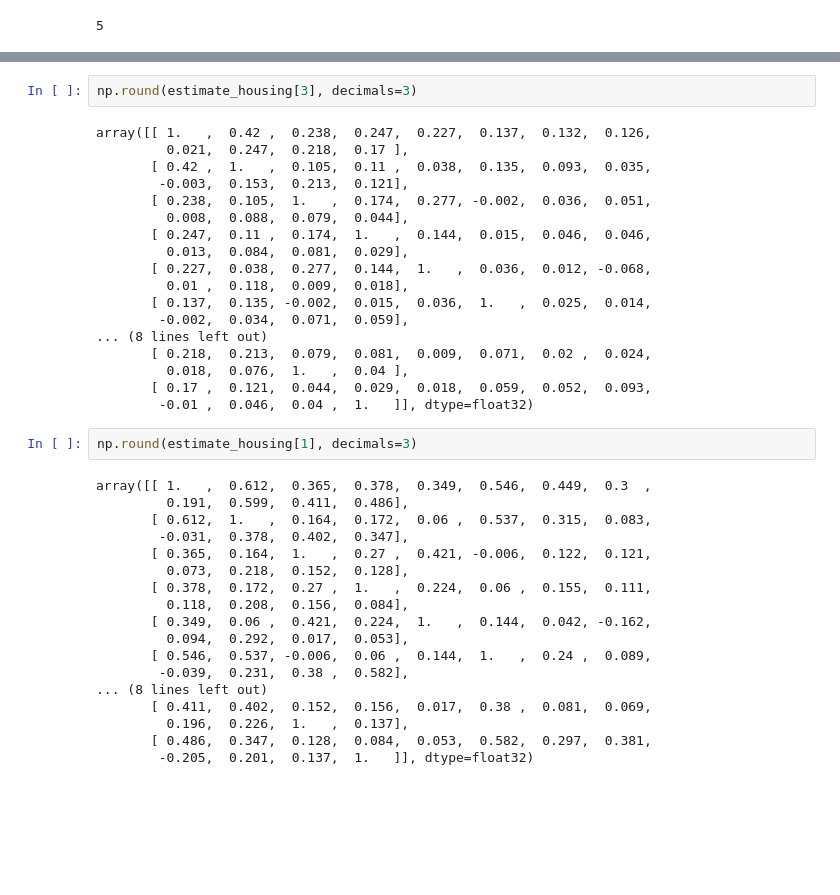
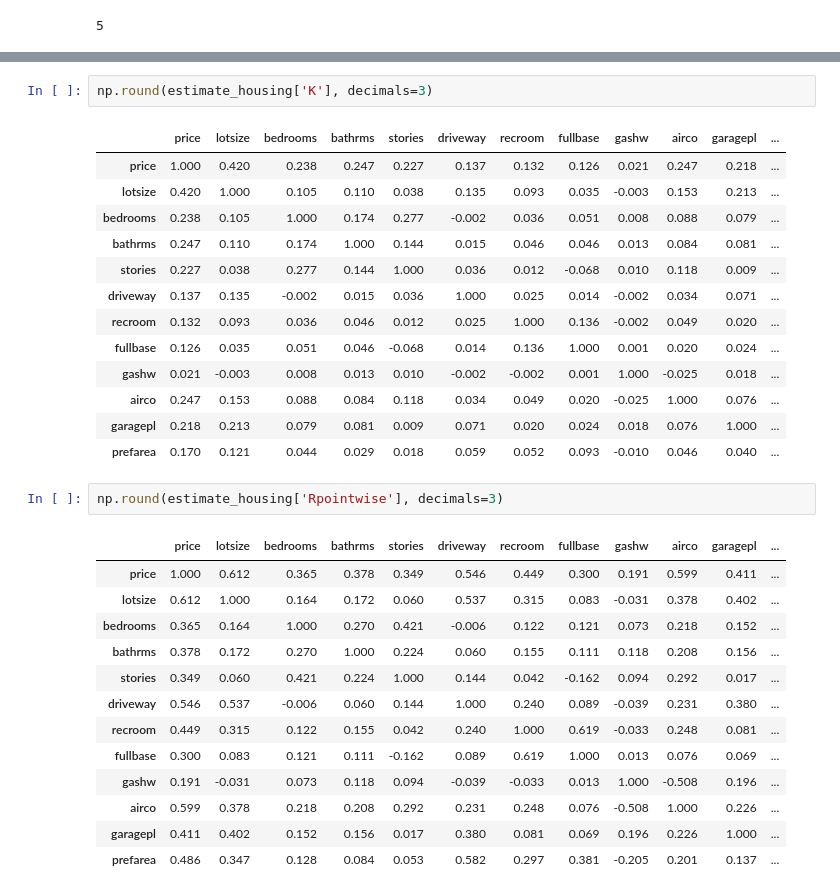
Before and after one commit to mingzehuang/latentcor_py, a Jupyter notebook: example/Python_example.ipynb, the cells around one changed output, grey strips where cells are left out. Drawn from its saved outputs; the diff is of its cells as text; blank space fills up the shorter version.

```diff
--- a/example/Python_example.ipynb
+++ b/example/Python_example.ipynb
@@ -170,43 +175,35 @@ array([[       nan,        nan,        nan,        nan,        nan,
                nan,        nan,        nan,        nan,        nan,
                nan,        nan]])
 # %%
-np.round(estimate_housing[3], decimals=3)
+np.round(estimate_housing['K'], decimals=3)
 # %% [output]
-array([[ 1.   ,  0.42 ,  0.238,  0.247,  0.227,  0.137,  0.132,  0.126,
-         0.021,  0.247,  0.218,  0.17 ],
-       [ 0.42 ,  1.   ,  0.105,  0.11 ,  0.038,  0.135,  0.093,  0.035,
-        -0.003,  0.153,  0.213,  0.121],
-       [ 0.238,  0.105,  1.   ,  0.174,  0.277, -0.002,  0.036,  0.051,
-         0.008,  0.088,  0.079,  0.044],
-       [ 0.247,  0.11 ,  0.174,  1.   ,  0.144,  0.015,  0.046,  0.046,
-         0.013,  0.084,  0.081,  0.029],
-       [ 0.227,  0.038,  0.277,  0.144,  1.   ,  0.036,  0.012, -0.068,
-         0.01 ,  0.118,  0.009,  0.018],
-       [ 0.137,  0.135, -0.002,  0.015,  0.036,  1.   ,  0.025,  0.014,
-        -0.002,  0.034,  0.071,  0.059],
-... (8 lines left out)
-       [ 0.218,  0.213,  0.079,  0.081,  0.009,  0.071,  0.02 ,  0.024,
-         0.018,  0.076,  1.   ,  0.04 ],
-       [ 0.17 ,  0.121,  0.044,  0.029,  0.018,  0.059,  0.052,  0.093,
-        -0.01 ,  0.046,  0.04 ,  1.   ]], dtype=float32)
+|  | price | lotsize | bedrooms | bathrms | stories | driveway | recroom | fullbase | gashw | airco | garagepl | ... |
+| price | 1.000 | 0.420 | 0.238 | 0.247 | 0.227 | 0.137 | 0.132 | 0.126 | 0.021 | 0.247 | 0.218 | ... |
+| lotsize | 0.420 | 1.000 | 0.105 | 0.110 | 0.038 | 0.135 | 0.093 | 0.035 | -0.003 | 0.153 | 0.213 | ... |
+| bedrooms | 0.238 | 0.105 | 1.000 | 0.174 | 0.277 | -0.002 | 0.036 | 0.051 | 0.008 | 0.088 | 0.079 | ... |
+| bathrms | 0.247 | 0.110 | 0.174 | 1.000 | 0.144 | 0.015 | 0.046 | 0.046 | 0.013 | 0.084 | 0.081 | ... |
+| stories | 0.227 | 0.038 | 0.277 | 0.144 | 1.000 | 0.036 | 0.012 | -0.068 | 0.010 | 0.118 | 0.009 | ... |
+| driveway | 0.137 | 0.135 | -0.002 | 0.015 | 0.036 | 1.000 | 0.025 | 0.014 | -0.002 | 0.034 | 0.071 | ... |
+| recroom | 0.132 | 0.093 | 0.036 | 0.046 | 0.012 | 0.025 | 1.000 | 0.136 | -0.002 | 0.049 | 0.020 | ... |
+| fullbase | 0.126 | 0.035 | 0.051 | 0.046 | -0.068 | 0.014 | 0.136 | 1.000 | 0.001 | 0.020 | 0.024 | ... |
+| gashw | 0.021 | -0.003 | 0.008 | 0.013 | 0.010 | -0.002 | -0.002 | 0.001 | 1.000 | -0.025 | 0.018 | ... |
+| airco | 0.247 | 0.153 | 0.088 | 0.084 | 0.118 | 0.034 | 0.049 | 0.020 | -0.025 | 1.000 | 0.076 | ... |
+| garagepl | 0.218 | 0.213 | 0.079 | 0.081 | 0.009 | 0.071 | 0.020 | 0.024 | 0.018 | 0.076 | 1.000 | ... |
+| prefarea | 0.170 | 0.121 | 0.044 | 0.029 | 0.018 | 0.059 | 0.052 | 0.093 | -0.010 | 0.046 | 0.040 | ... |
 # %%
-np.round(estimate_housing[1], decimals=3)
+np.round(estimate_housing['Rpointwise'], decimals=3)
 # %% [output]
-array([[ 1.   ,  0.612,  0.365,  0.378,  0.349,  0.546,  0.449,  0.3  ,
-         0.191,  0.599,  0.411,  0.486],
-       [ 0.612,  1.   ,  0.164,  0.172,  0.06 ,  0.537,  0.315,  0.083,
-        -0.031,  0.378,  0.402,  0.347],
-       [ 0.365,  0.164,  1.   ,  0.27 ,  0.421, -0.006,  0.122,  0.121,
-         0.073,  0.218,  0.152,  0.128],
-       [ 0.378,  0.172,  0.27 ,  1.   ,  0.224,  0.06 ,  0.155,  0.111,
-         0.118,  0.208,  0.156,  0.084],
-       [ 0.349,  0.06 ,  0.421,  0.224,  1.   ,  0.144,  0.042, -0.162,
-         0.094,  0.292,  0.017,  0.053],
-       [ 0.546,  0.537, -0.006,  0.06 ,  0.144,  1.   ,  0.24 ,  0.089,
-        -0.039,  0.231,  0.38 ,  0.582],
-... (8 lines left out)
-       [ 0.411,  0.402,  0.152,  0.156,  0.017,  0.38 ,  0.081,  0.069,
-         0.196,  0.226,  1.   ,  0.137],
-       [ 0.486,  0.347,  0.128,  0.084,  0.053,  0.582,  0.297,  0.381,
-        -0.205,  0.201,  0.137,  1.   ]], dtype=float32)
+|  | price | lotsize | bedrooms | bathrms | stories | driveway | recroom | fullbase | gashw | airco | garagepl | ... |
+| price | 1.000 | 0.612 | 0.365 | 0.378 | 0.349 | 0.546 | 0.449 | 0.300 | 0.191 | 0.599 | 0.411 | ... |
+| lotsize | 0.612 | 1.000 | 0.164 | 0.172 | 0.060 | 0.537 | 0.315 | 0.083 | -0.031 | 0.378 | 0.402 | ... |
+| bedrooms | 0.365 | 0.164 | 1.000 | 0.270 | 0.421 | -0.006 | 0.122 | 0.121 | 0.073 | 0.218 | 0.152 | ... |
+| bathrms | 0.378 | 0.172 | 0.270 | 1.000 | 0.224 | 0.060 | 0.155 | 0.111 | 0.118 | 0.208 | 0.156 | ... |
+| stories | 0.349 | 0.060 | 0.421 | 0.224 | 1.000 | 0.144 | 0.042 | -0.162 | 0.094 | 0.292 | 0.017 | ... |
+| driveway | 0.546 | 0.537 | -0.006 | 0.060 | 0.144 | 1.000 | 0.240 | 0.089 | -0.039 | 0.231 | 0.380 | ... |
+| recroom | 0.449 | 0.315 | 0.122 | 0.155 | 0.042 | 0.240 | 1.000 | 0.619 | -0.033 | 0.248 | 0.081 | ... |
+| fullbase | 0.300 | 0.083 | 0.121 | 0.111 | -0.162 | 0.089 | 0.619 | 1.000 | 0.013 | 0.076 | 0.069 | ... |
+| gashw | 0.191 | -0.031 | 0.073 | 0.118 | 0.094 | -0.039 | -0.033 | 0.013 | 1.000 | -0.508 | 0.196 | ... |
+| airco | 0.599 | 0.378 | 0.218 | 0.208 | 0.292 | 0.231 | 0.248 | 0.076 | -0.508 | 1.000 | 0.226 | ... |
+| garagepl | 0.411 | 0.402 | 0.152 | 0.156 | 0.017 | 0.380 | 0.081 | 0.069 | 0.196 | 0.226 | 1.000 | ... |
+| prefarea | 0.486 | 0.347 | 0.128 | 0.084 | 0.053 | 0.582 | 0.297 | 0.381 | -0.205 | 0.201 | 0.137 | ... |
 # %%
```
Also changed, not shown: parts of 14 cells of this notebook, 1 other file.
